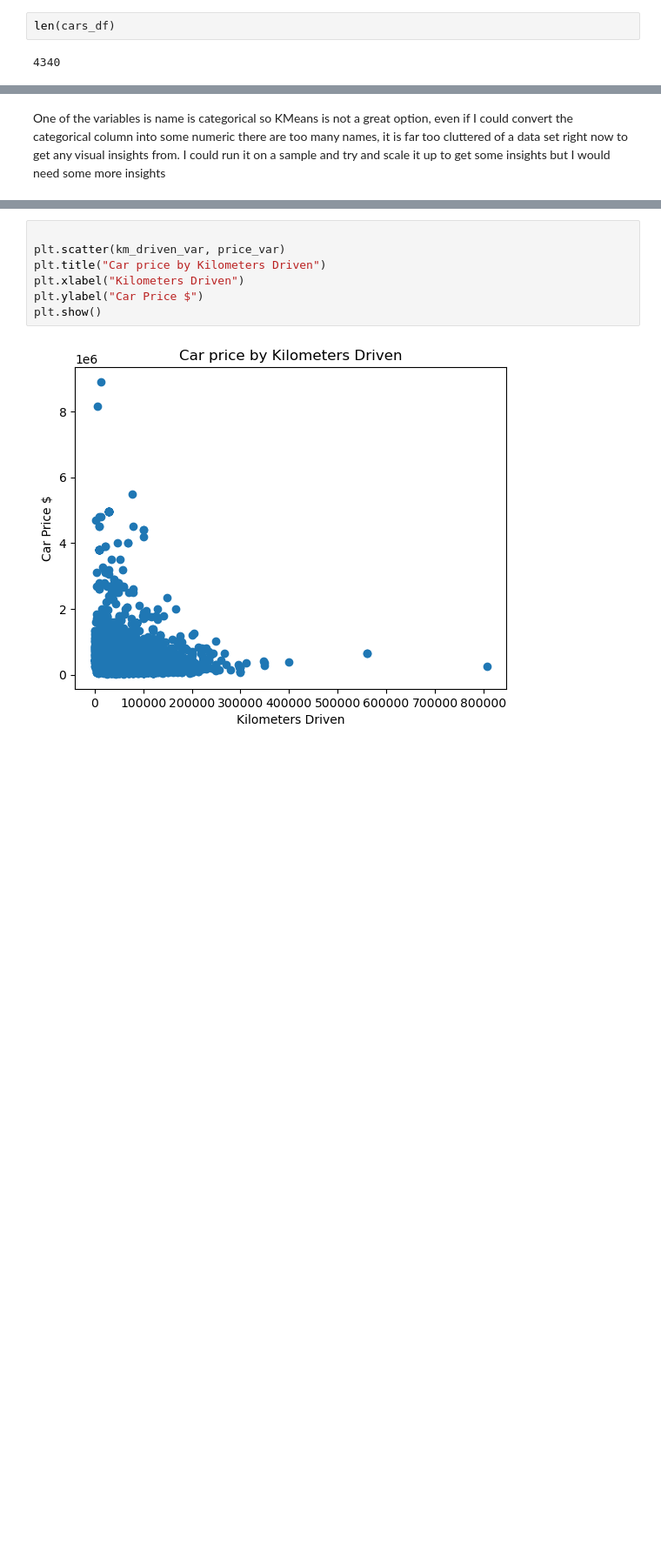
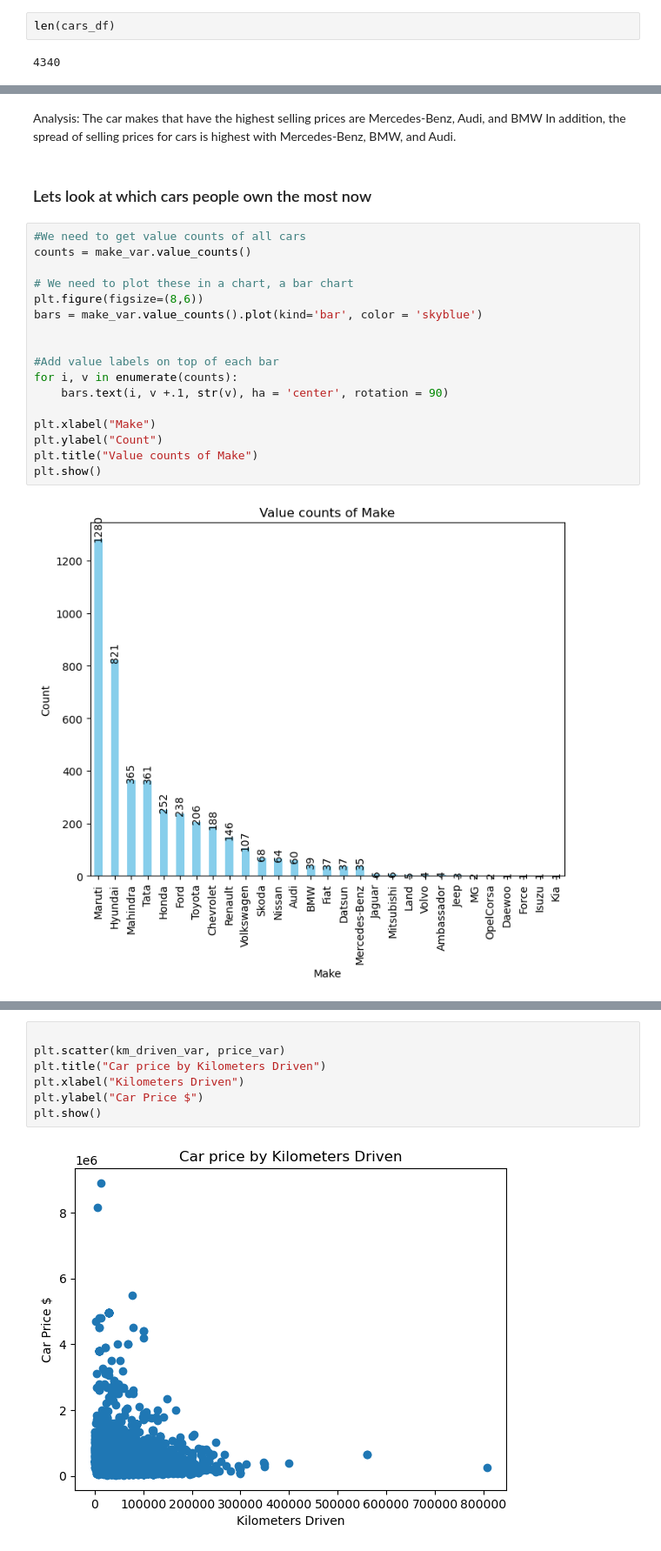
Before and after one commit to Scottymichaelmillerguy/cars-details-repo, a Jupyter notebook: car-details.ipynb, the cells around one changed output, grey strips where cells are left out. Shown: that part at 87% size. Cells and saved outputs as stored; diff of their text form; blank space fills up the shorter version.

```diff
--- a/car-details.ipynb
+++ b/car-details.ipynb
@@ -89,2 +153,24 @@ plt.show()
-# %% [markdown]
-One of the variables is name is categorical so KMeans is not a great option, even if I could convert the categorical column into some numeric there are too many names, it is far too cluttered of a data set right now to get any visual insights from. I could run it on a sample and try and scale it up to get some insights but I would need some more insights
+# %% [markdown]
+Analysis: The car makes that have the highest selling prices are Mercedes-Benz, Audi, and BMW
+In addition, the spread of selling prices for cars is highest with Mercedes-Benz, BMW, and Audi.
+# %% [markdown]
+### Lets look at which cars people own the most now
+# %%
+#We need to get value counts of all cars
+counts = make_var.value_counts()
+
+# We need to plot these in a chart, a bar chart
+plt.figure(figsize=(8,6))
+bars = make_var.value_counts().plot(kind='bar', color = 'skyblue')
+
+
+#Add value labels on top of each bar
+for i, v in enumerate(counts):
+    bars.text(i, v +.1, str(v), ha = 'center', rotation = 90)
+
+plt.xlabel("Make")
+plt.ylabel("Count")
+plt.title("Value counts of Make")
+plt.show()
+# %% [output]
+[figure, added]
```
Also changed, not shown: parts of 39 cells of this notebook.
